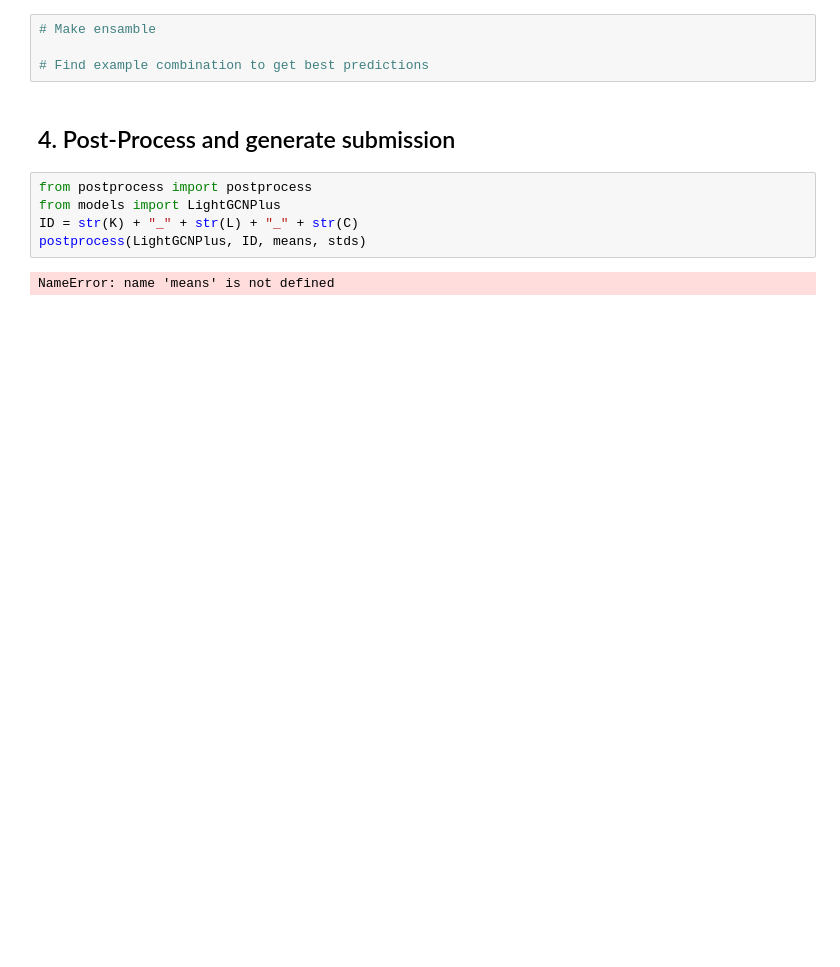
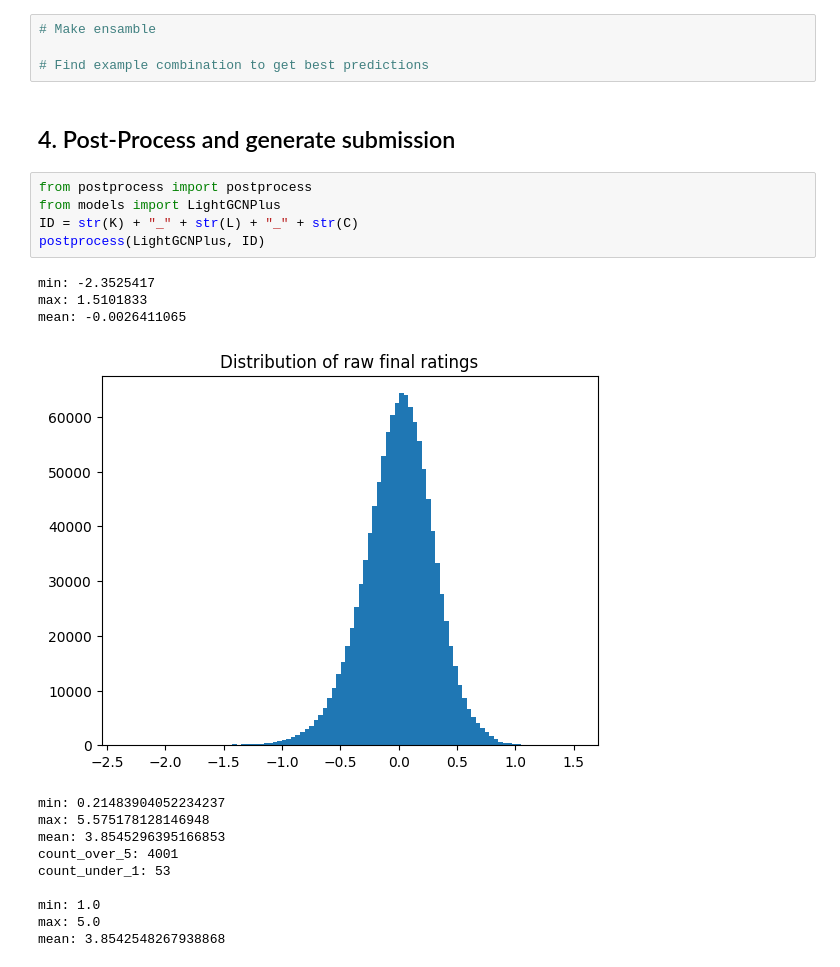
Before and after one commit to AlainJoss/LightGCNPlus, a Jupyter notebook: experiments/LightGCNPlus.ipynb, the cells around one changed output. Saved outputs shown, nothing was run; the diff lists cells and outputs as text; blank space fills up the shorter version.

```diff
--- a/experiments/LightGCNPlus.ipynb
+++ b/experiments/LightGCNPlus.ipynb
@@ -182,7 +264,19 @@ Epoch 172 - Avg loss in last 1 epochs: - Train: 0.9566 - Val std: 0.9631 - Val o
 # %%
 from postprocess import postprocess
 from models import LightGCNPlus
 ID = str(K) + "_" + str(L) + "_" + str(C)
-postprocess(LightGCNPlus, ID, means, stds)
+postprocess(LightGCNPlus, ID)
 # %% [output]
-NameError: name 'means' is not defined
+min: -2.3525417
+max: 1.5101833
+mean: -0.0026411065
+[figure, added]
+min: 0.21483904052234237
+max: 5.575178128146948
+mean: 3.8545296395166853
+count_over_5: 4001
+count_under_1: 53
+
+min: 1.0
+max: 5.0
+mean: 3.8542548267938868
```
Also changed, not shown: parts of 6 cells of this notebook, 7 other files.
